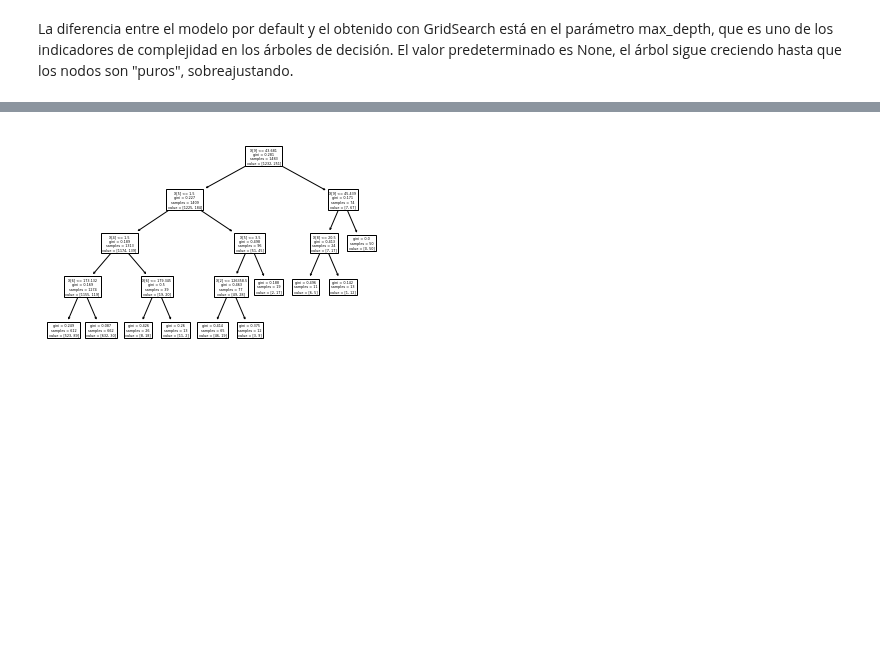
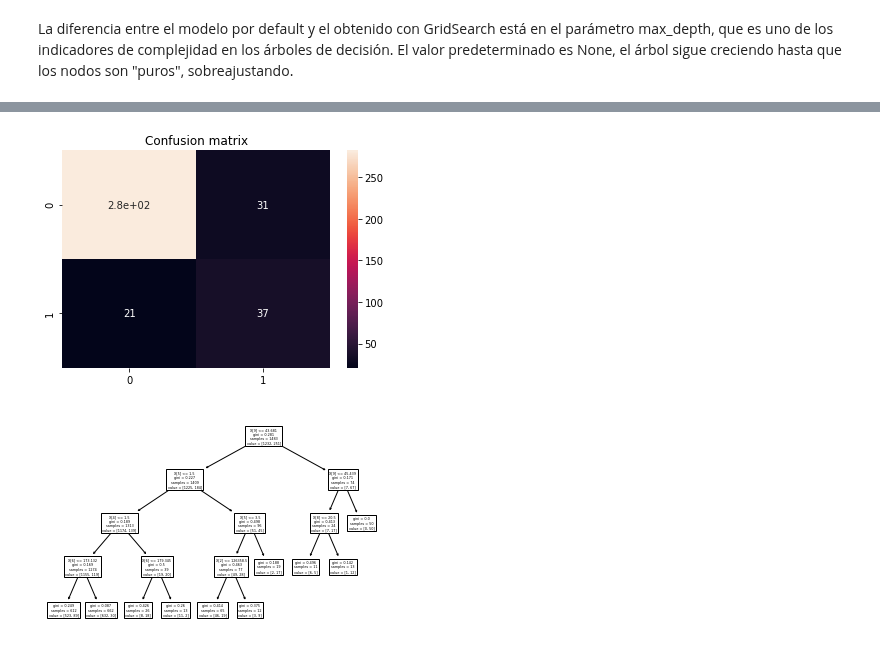
Before and after one commit to estebanarr/intro_aprendizaje_automatico, a Jupyter notebook: Notebooks/Laboratorio 2.ipynb, the cells around one changed output, grey strips where cells are left out. Saved outputs shown, nothing was run; the diff lists cells and outputs as text; code cells hidden in the pictures; blank space fills up the shorter version.

```diff
--- a/Notebooks/Laboratorio 2.ipynb
+++ b/Notebooks/Laboratorio 2.ipynb
@@ -705,3 +709,4 @@ plot_roc_auc(y_test, best_model.predict_proba(X_test),threshold[0])
 # %%
-X_test_predicciones=X_test.copy()
-X_test_predicciones['pred_proba']=model.predict_proba(X_test_predicciones)[:,1]
+X_test_predicciones=X_test.reset_index(drop=True).copy()
+X_test_predicciones['predicciones']=best_model.predict_proba(X_test)[:,1]
+X_test_predicciones.head()
@@ -707,0 +720,3 @@ X_test_predicciones['pred_proba']=model.predict_proba(X_test_predicciones)[:,1]
+# %%
+X_test_predicciones['prediccion']=X_test_predicciones['predicciones'].apply(lambda x: 1 if x>threshold[0] else 0 )
+X_test_predicciones
@@ -708,3 +737,12 @@ X_test_predicciones['pred_proba']=model.predict_proba(X_test_predicciones)[:,1]
+# %%
+cm=confusion_matrix(y_test,X_test_predicciones.prediccion)
+
+sns.heatmap(cm, annot=True)
+
+plt.title("Confusion matrix")
+plt.show()
+# %% [output]
+[figure, added]
 # %%
 plot_tree(best_model);
 # %% [output]
```
Also changed, not shown: parts of 15 cells of this notebook.
